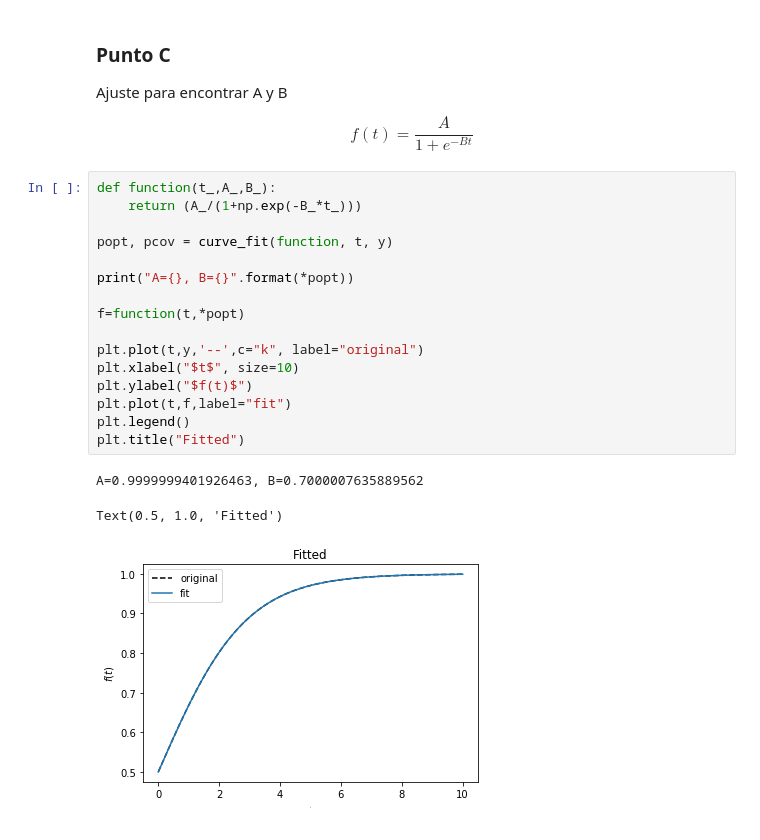
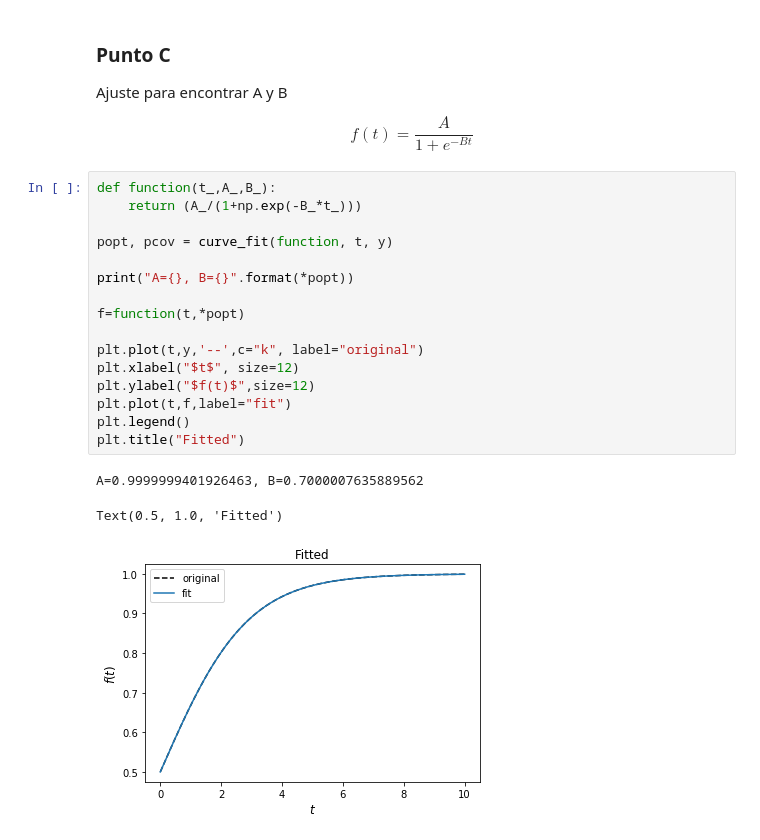
Before and after one commit to ray530/Tarea1MetodosComp20211, a Jupyter notebook: Punto 3.ipynb, the cells around one changed output. Drawn from its saved outputs; the diff is of its cells as text.

```diff
--- a/Punto 3.ipynb
+++ b/Punto 3.ipynb
@@ -25,20 +25,20 @@ $$ f(t)=\frac{A}{1+e^{-Bt}} $$
 # %%
 def function(t_,A_,B_):
     return (A_/(1+np.exp(-B_*t_)))
 
 popt, pcov = curve_fit(function, t, y)
 
 print("A={}, B={}".format(*popt))
 
 f=function(t,*popt)
 
 plt.plot(t,y,'--',c="k", label="original")
-plt.xlabel("$t$", size=10)
-plt.ylabel("$f(t)$")
+plt.xlabel("$t$", size=12)
+plt.ylabel("$f(t)$",size=12)
 plt.plot(t,f,label="fit")
 plt.legend()
 plt.title("Fitted")
 # %% [output]
 A=0.9999999401926463, B=0.7000007635889562
 Text(0.5, 1.0, 'Fitted')
-[figure, old version]
+[figure, new version]
```
Also changed, not shown: parts of 2 cells of this notebook, 2 other files.
